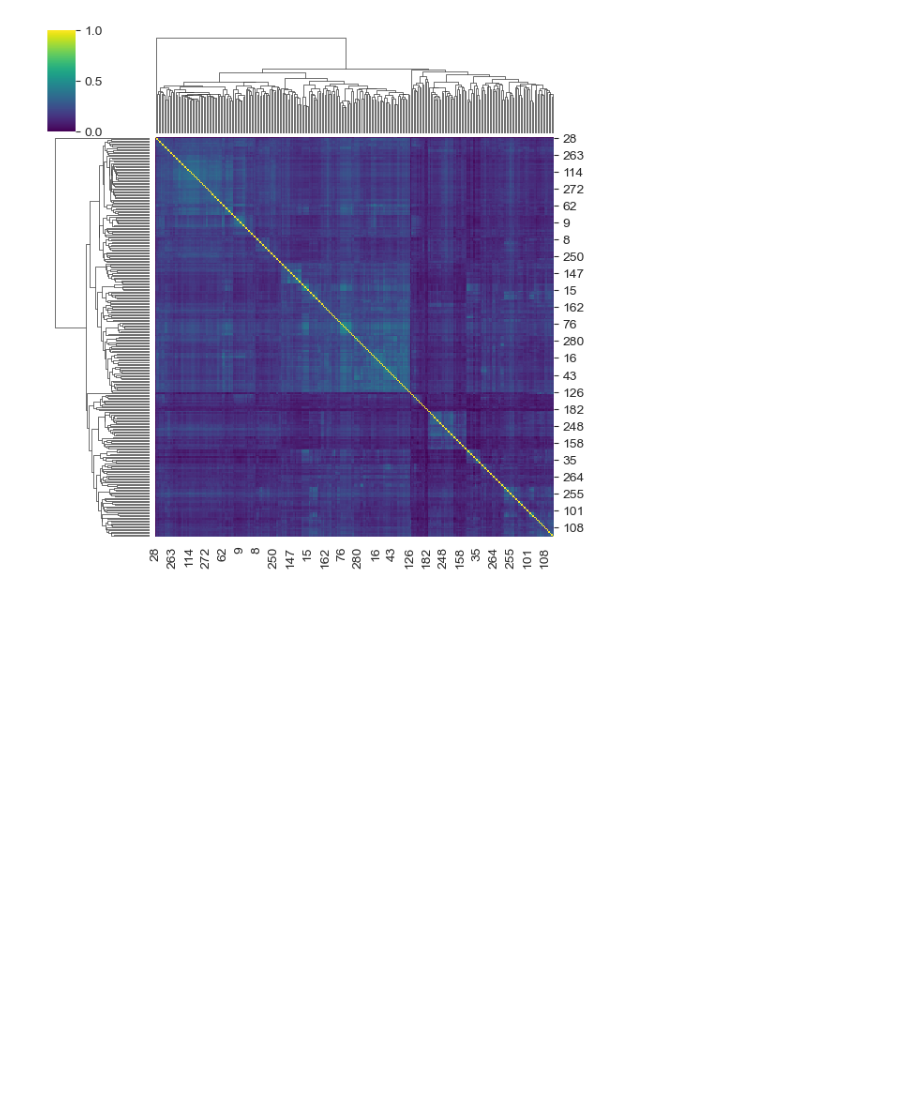
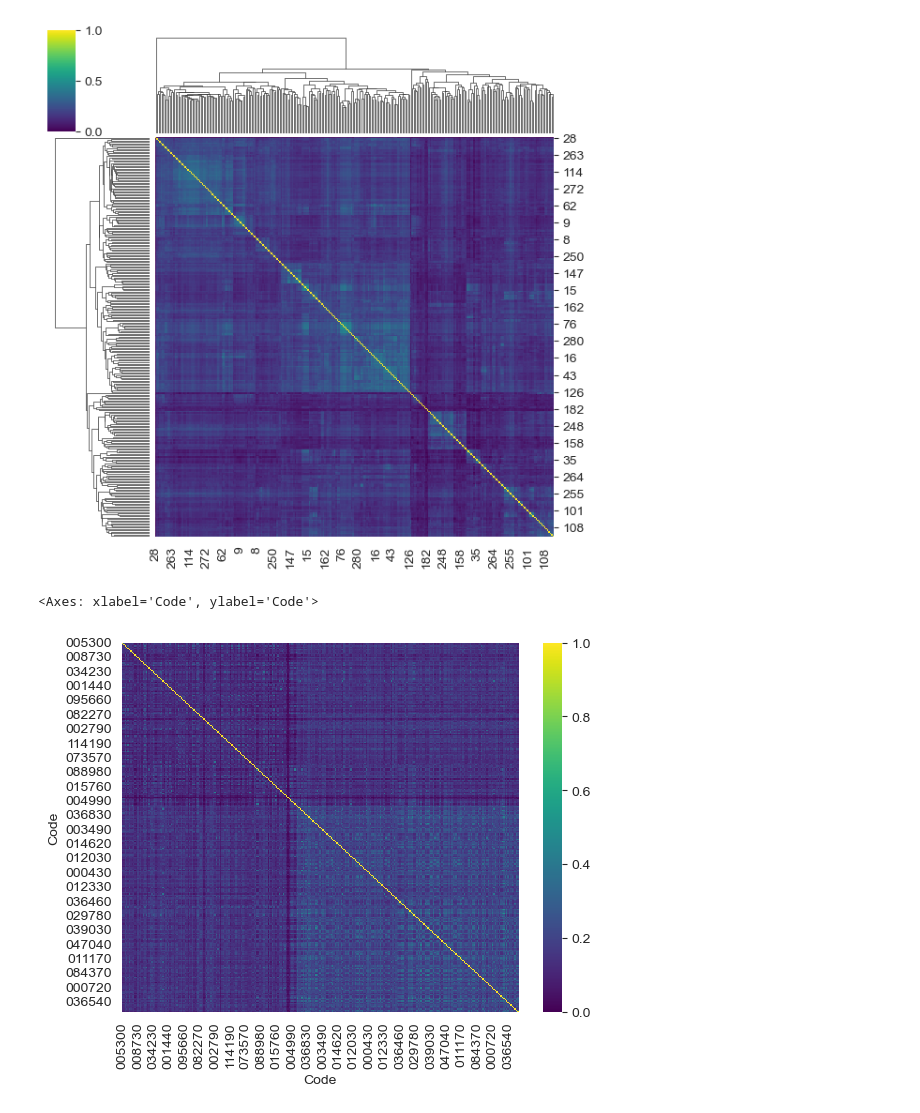
Before and after one commit to Tommylee1013/FinancialMachineLearning, a Jupyter notebook: Machine_learning_for_asset_managers/Denoising.ipynb, the cells around one changed output. Drawn from its saved outputs; the diff is of its cells as text; code cells hidden in the pictures; blank space fills up the shorter version.

```diff
--- a/Machine_learning_for_asset_managers/Denoising.ipynb
+++ b/Machine_learning_for_asset_managers/Denoising.ipynb
@@ -413,6 +285,6 @@ for i in range(nTrials):
     mu1, cov1 = empirical_covariance_matrix(mu0, cov0, nObs, shrink = shrink)
     if minVarPortf : mu1 = None
     cov1_d = deNoiseCov(cov1, nObs*1./cov1.shape[1], bWidth)
-    w1.loc[i] = optPort(cov1, mu1).flatten() # add column vector w as row in w1
-    w1_d.loc[i] = optPort(cov1_d, mu1).flatten()
+    w1.loc[i] = optimizing_portfolio(cov1, mu1).flatten() # add column vector w as row in w1
+    w1_d.loc[i] = optimizing_portfolio(cov1_d, mu1).flatten()
 # %%
@@ -484,7 +356,7 @@ plt.show()
 # %% [output]
 [figure]
 # %%
-corr1 = denoise_constant_eigen_value(eVal0, eVec0, nFacts0)
+corr1 = denoise_constant_residual_eigenvalue(eVal0, eVec0, nFacts0)
 eVal1, eVec1 = getPCA(corr1)
 # %%
 eMax1, var1 = find_max_eval(np.diag(eVal1), q, bWidth = 0.01)
@@ -531,0 +406,18 @@ sns.clustermap(
+# %%
+corr1 = pd.DataFrame(
+    corr1,
+    index = data.pct_change().corr().index,
+    columns = data.pct_change().corr().columns
+)
+# %%
+corr_kmeans, clusters_kmeans, silh_coef_kmeans = clusterKMeansBase(
+    corr1, maxNumClusters = 10, n_init = 10
+)
+# %%
+sns.heatmap(
+    corr_kmeans,
+    cmap = 'viridis'
+)
+# %% [output]
+<Axes: xlabel='Code', ylabel='Code'>
+[figure, added]
```
Also changed, not shown: parts of 26 cells of this notebook, 20 other files.
